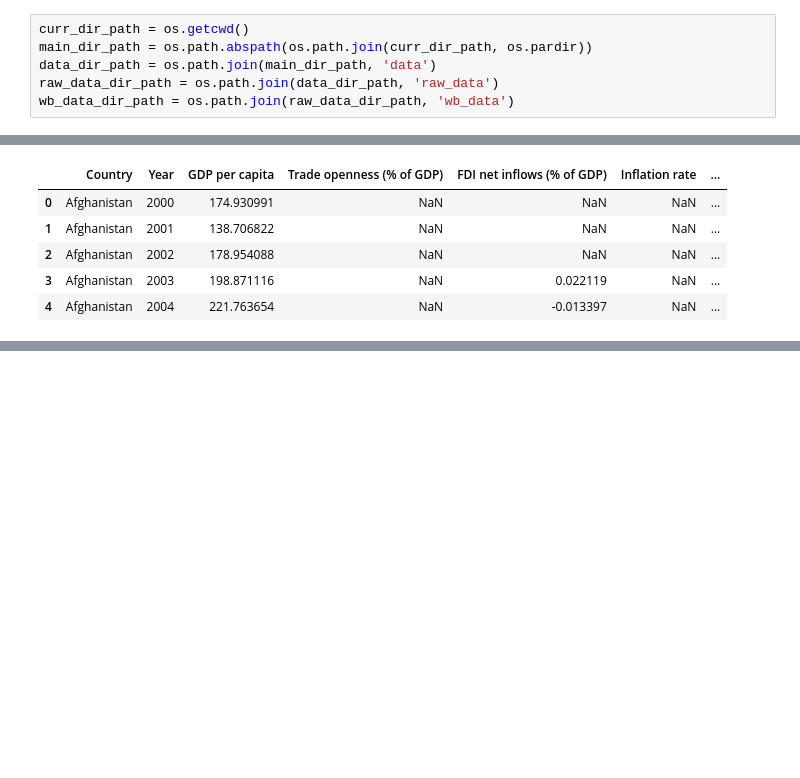
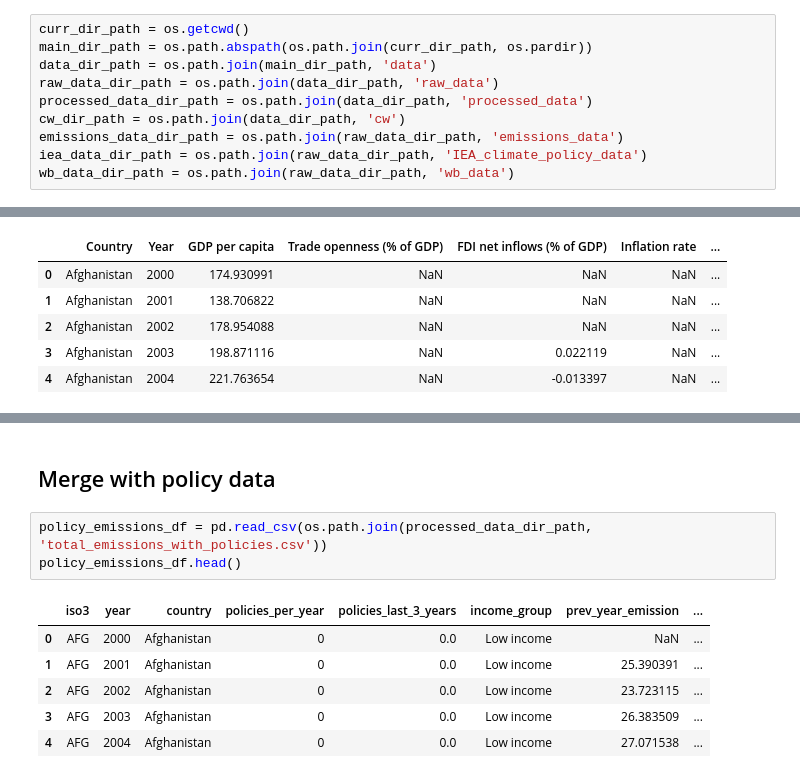
Before and after one commit to jroblar/ndc_evaluation, a Jupyter notebook: data_processing_scripts/wb_indicators_eda.ipynb, the cells around one changed output, grey strips where cells are left out. Cells and saved outputs as stored; diff of their text form; blank space fills up the shorter version.

```diff
--- a/data_processing_scripts/wb_indicators_eda.ipynb
+++ b/data_processing_scripts/wb_indicators_eda.ipynb
@@ -6,6 +6,10 @@ curr_dir_path = os.getcwd()
 main_dir_path = os.path.abspath(os.path.join(curr_dir_path, os.pardir))
 data_dir_path = os.path.join(main_dir_path, 'data')
 raw_data_dir_path = os.path.join(data_dir_path, 'raw_data')
+processed_data_dir_path = os.path.join(data_dir_path, 'processed_data')
+cw_dir_path = os.path.join(data_dir_path, 'cw')
+emissions_data_dir_path = os.path.join(raw_data_dir_path, 'emissions_data')
+iea_data_dir_path = os.path.join(raw_data_dir_path, 'IEA_climate_policy_data')
 wb_data_dir_path = os.path.join(raw_data_dir_path, 'wb_data')
 # %%
 wb_df = pd.read_csv(os.path.join(wb_data_dir_path, 'world_bank_indicators.csv'))
@@ -21,0 +173,12 @@ wb_df.head()
+# %% [markdown]
+## Merge with policy data
+# %%
+policy_emissions_df = pd.read_csv(os.path.join(processed_data_dir_path, 'total_emissions_with_policies.csv'))
+policy_emissions_df.head()
+# %% [output]
+|  | iso3 | year | country | policies_per_year | policies_last_3_years | income_group | prev_year_emission | ... |
+| 0 | AFG | 2000 | Afghanistan | 0 | 0.0 | Low income | NaN | ... |
+| 1 | AFG | 2001 | Afghanistan | 0 | 0.0 | Low income | 25.390391 | ... |
+| 2 | AFG | 2002 | Afghanistan | 0 | 0.0 | Low income | 23.723115 | ... |
+| 3 | AFG | 2003 | Afghanistan | 0 | 0.0 | Low income | 26.383509 | ... |
+| 4 | AFG | 2004 | Afghanistan | 0 | 0.0 | Low income | 27.071538 | ... |
```
Also changed, not shown: parts of 14 cells of this notebook.
